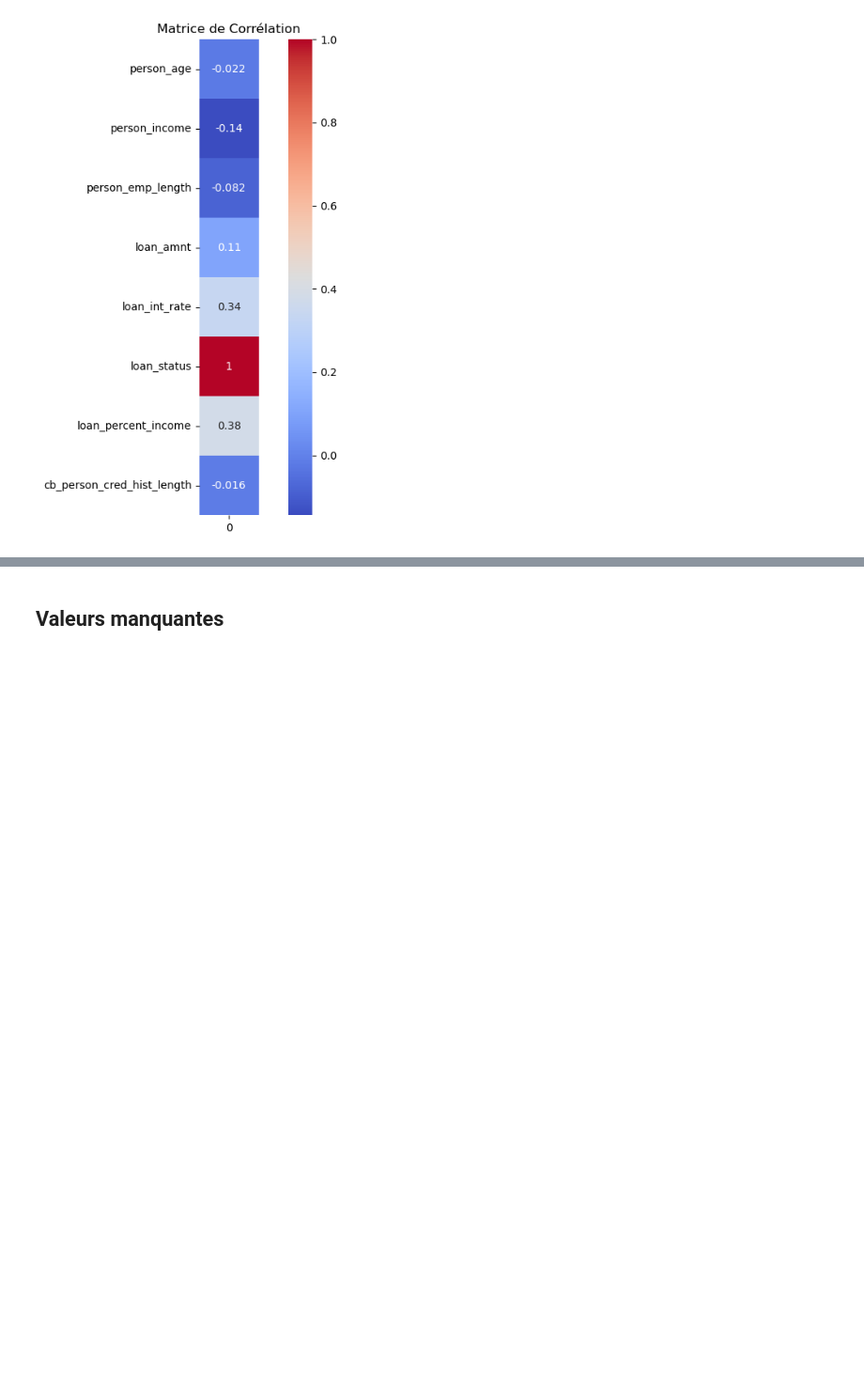
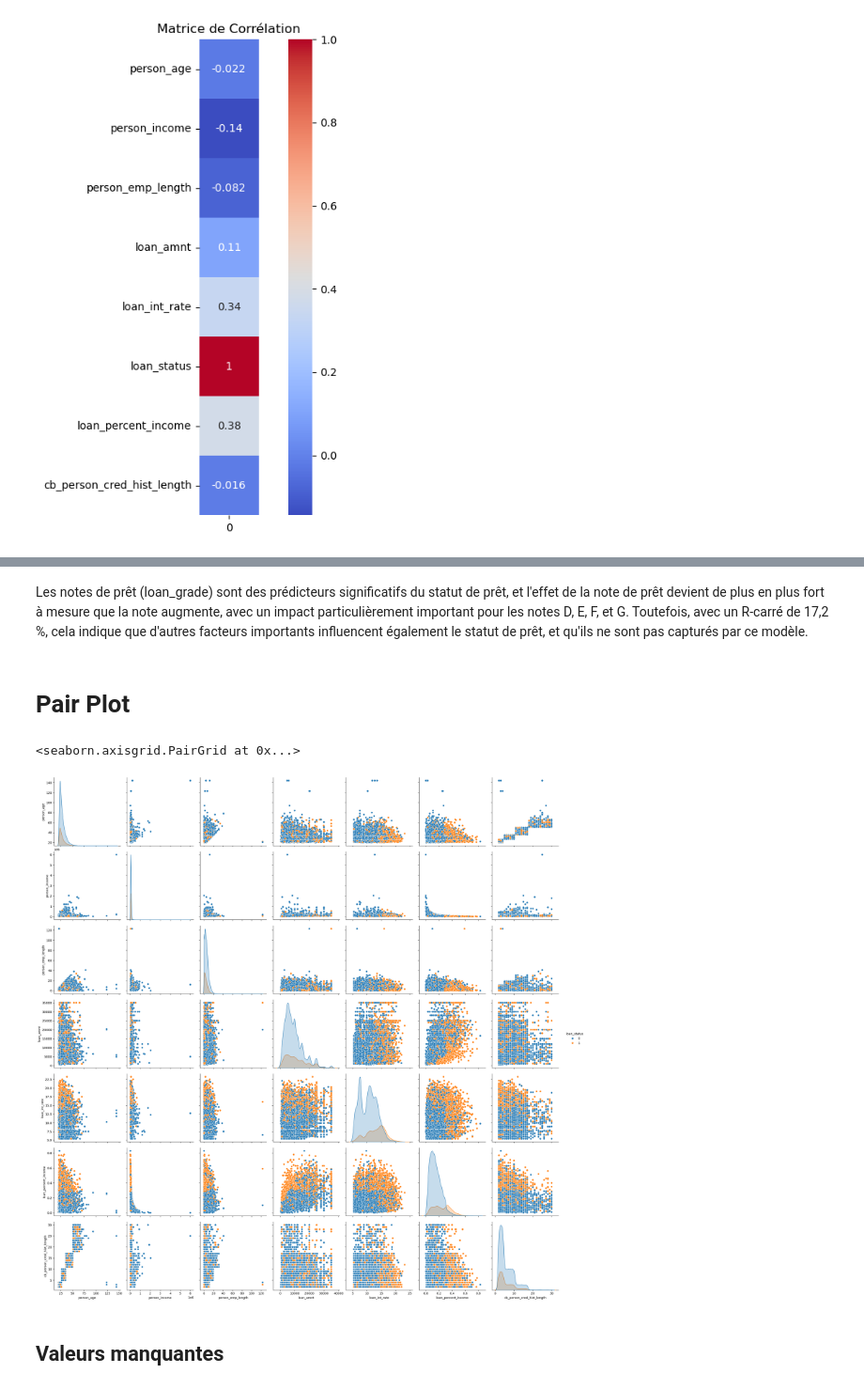
Before and after one commit to cleristonm/credit_risk, a Jupyter notebook: notebooks/01_exploration.ipynb, the cells around one changed output, grey strips where cells are left out. Shown at 94% size. Cells and saved outputs as stored; diff of their text form; code cells hidden in the pictures; blank space fills up the shorter version.

```diff
--- a/notebooks/01_exploration.ipynb
+++ b/notebooks/01_exploration.ipynb
@@ -66,3 +125,15 @@ dtype: float64
+# %% [markdown]
+Les notes de prêt (loan_grade) sont des prédicteurs significatifs du statut de prêt, et l'effet de la note de prêt devient de plus en plus fort à mesure que la note augmente, avec un impact particulièrement important pour les notes D, E, F, et G. Toutefois, avec un R-carré de 17,2 %, cela indique que d'autres facteurs importants influencent également le statut de prêt, et qu'ils ne sont pas capturés par ce modèle.
+# %% [markdown]
+# Pair Plot
+# %%
+import seaborn as sns
+import matplotlib.pyplot as plt
+
+sns.pairplot(df, hue='loan_status', height=3.5)
+# %% [output]
+<seaborn.axisgrid.PairGrid at 0x...>
+[figure, added]
 # %% [markdown]
 ## Valeurs manquantes
 # %%
```
Also changed, not shown: parts of 10 cells of this notebook, 2 other files.
